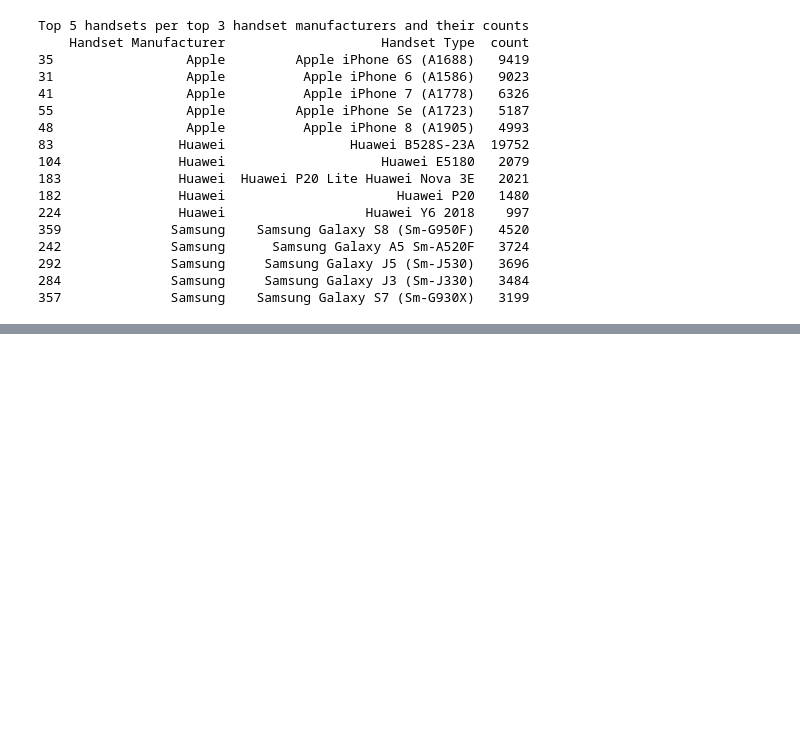
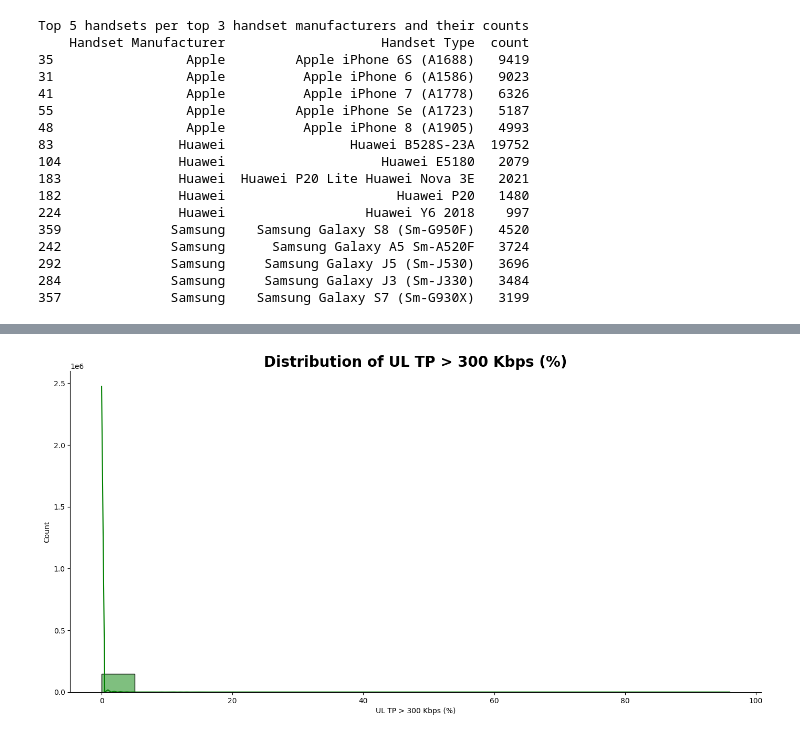
Before and after one commit to abrishdew/User-Analytics-in-the-Telecommunication-Industry, a Jupyter notebook: Home.ipynb, the cells around one changed output, grey strips where cells are left out. Cells and saved outputs as stored; diff of their text form; code cells hidden in the pictures; blank space fills up the shorter version.

```diff
--- a/Home.ipynb
+++ b/Home.ipynb
@@ -310,0 +323,4 @@ Top 5 handsets per top 3 handset manufacturers and their counts
+# %%
+plot_hist(df_clean, "UL TP > 300 Kbps (%)", "green")
+# %% [output]
+[figure, added]
```
Also changed, not shown: parts of 4 cells of this notebook.
